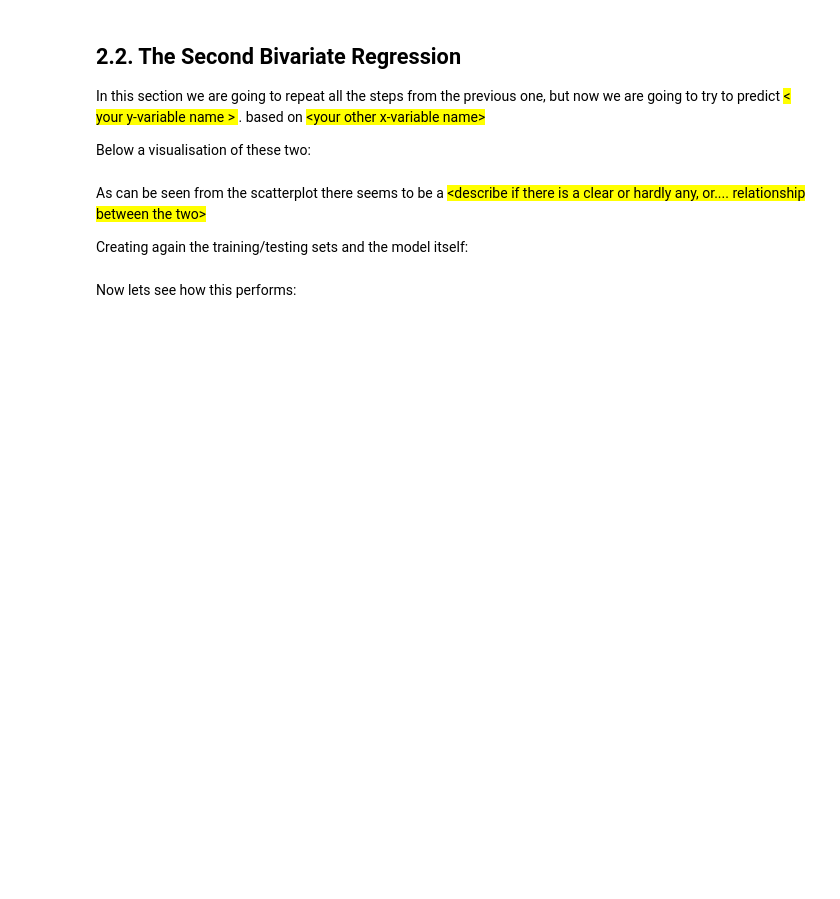
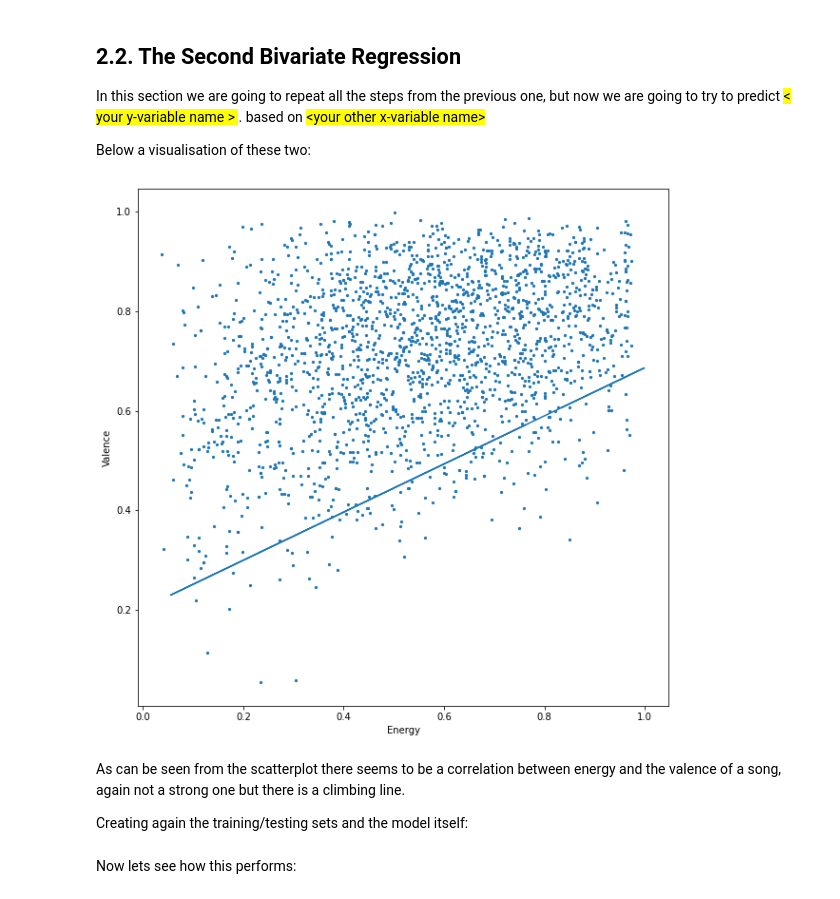
Before and after one commit to tvdlans/StatisticsAndDatamining, a Jupyter notebook: DMS - S4 - Assignment 1 - Template.ipynb, the cells around one changed output. Saved outputs shown, nothing was run; the diff lists cells and outputs as text; code cells hidden in the pictures; blank space fills up the shorter version.

```diff
--- a/DMS - S4 - Assignment 1 - Template.ipynb
+++ b/DMS - S4 - Assignment 1 - Template.ipynb
@@ -179,4 +228,22 @@ Below a visualisation of these two:
+# %%
+sx2 = energy.var()
+mxy = np.array(energy*valence).mean()
+b1=(mxy-energy.mean()*valence.mean())/sx2
+
+b0=valence.mean()-b1*energy.mean()
+
+myPrediction = b0 + b1*energy
+# %%
+#enter code to show scatterplot
+plt.figure(figsize=(10, 10))
+plt.scatter(valence, energy, s=5)
+plt.ylabel('Valence')
+plt.xlabel('Energy')
+plt.plot(energy, myPrediction)
+plt.show()
+# %% [output]
+[figure, added]
 # %% [markdown]
-As can be seen from the scatterplot there seems to be a <span style='background:yellow'>\<describe if there is a clear or hardly any, or.... relationship between the two\></span>
+As can be seen from the scatterplot there seems to be a correlation between energy and the valence of a song, again not a strong one but there is a climbing line.
 
 Creating again the training/testing sets and the model itself:
```
Also changed, not shown: parts of 22 cells of this notebook.
